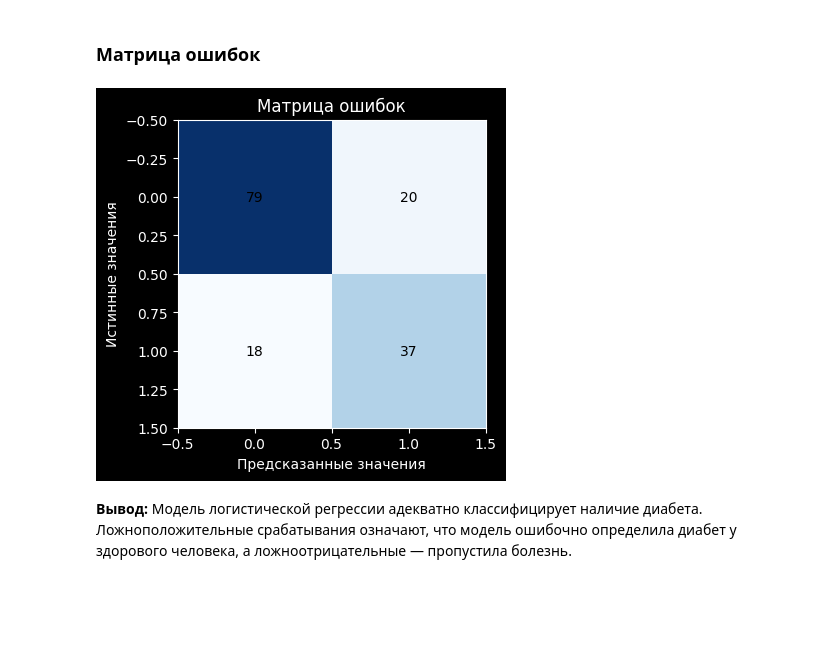
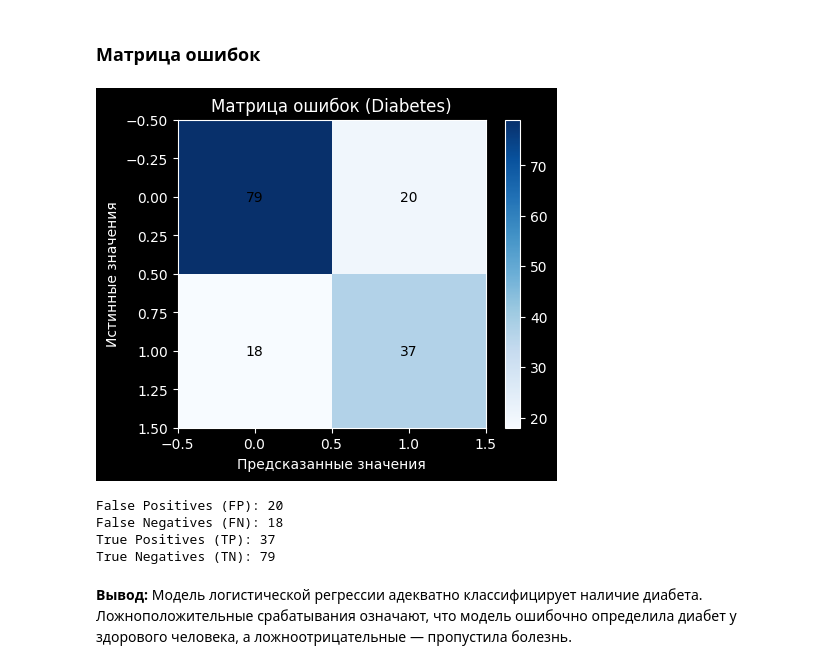
Before and after one commit to kroschenko/ml_as65, a Jupyter notebook: reports/Осовец/ЛР2/src/Lab2_Variant3.ipynb, the cells around one changed output. Saved outputs shown, nothing was run; the diff lists cells and outputs as text; code cells hidden in the pictures; blank space fills up the shorter version.

```diff
--- a/reports/Осовец/ЛР2/src/Lab2_Variant3.ipynb
+++ b/reports/Осовец/ЛР2/src/Lab2_Variant3.ipynb
@@ -97,29 +144,27 @@ diabetes.head()
 # %% [markdown]
 ### Подготовка данных и стандартизация признаков
 # %%
+# ---------- Классификация: подготовка, стандартизация и обучение логистической регрессии ----------
 # Разделение признаков и целевой переменной
-X = diabetes.drop('Outcome', axis=1)
-y = diabetes['Outcome']
+X_clf = diabetes.drop('Outcome', axis=1)
+y_clf = diabetes['Outcome']
 
-# Стандартизация
+# Стандартизация признаков
 scaler = StandardScaler()
-X_scaled = scaler.fit_transform(X)
+X_clf_scaled = scaler.fit_transform(X_clf)
 
 # Разделение на train/test
-X_train, X_test, y_train, y_test = train_test_split(X_scaled, y, test_size=0.2, random_state=42)
+X_train_clf, X_test_clf, y_train_clf, y_test_clf = train_test_split(X_clf_scaled, y_clf, test_size=0.2, random_state=42)
 
 # Обучение логистической регрессии
 log_reg = LogisticRegression(max_iter=1000)
-log_reg.fit(X_train, y_train)
+log_reg.fit(X_train_clf, y_train_clf)
 
-# Предсказания
-y_pred = log_reg.predict(X_test)
-
-# Метрики
-acc = accuracy_score(y_test, y_pred)
-prec = precision_score(y_test, y_pred)
-rec = recall_score(y_test, y_pred)
-
+# Предсказания и метрики
+y_pred_clf = log_reg.predict(X_test_clf)
+acc = accuracy_score(y_test_clf, y_pred_clf)
+prec = precision_score(y_test_clf, y_pred_clf)
+rec = recall_score(y_test_clf, y_pred_clf)
 print(f'Accuracy: {acc:.3f}')
 print(f'Precision: {prec:.3f}')
 print(f'Recall: {rec:.3f}')
@@ -130,18 +175,31 @@ Recall: 0.673
 # %% [markdown]
 ### Матрица ошибок
 # %%
-cm = confusion_matrix(y_test, y_pred)
+# ---------- Матрица ошибок для классификации ----------
+cm = confusion_matrix(y_test_clf, y_pred_clf)
 fig, ax = plt.subplots(figsize=(5,4))
 im = ax.imshow(cm, cmap='Blues')
 ax.set_xlabel('Предсказанные значения')
 ax.set_ylabel('Истинные значения')
-ax.set_title('Матрица ошибок')
+ax.set_title('Матрица ошибок (Diabetes)')
 for i in range(cm.shape[0]):
     for j in range(cm.shape[1]):
         ax.text(j, i, cm[i, j], ha='center', va='center', color='black')
+plt.colorbar(im, ax=ax)
 plt.show()
+
+# Вывод о ложноположительных и ложноотрицательных срабатываниях
+tn, fp, fn, tp = cm.ravel()
+print('False Positives (FP):', fp)
+print('False Negatives (FN):', fn)
+print('True Positives (TP):', tp)
+print('True Negatives (TN):', tn)
 # %% [output]
-[figure, old version]
+[figure, new version]
+False Positives (FP): 20
+False Negatives (FN): 18
+True Positives (TP): 37
+True Negatives (TN): 79
 # %% [markdown]
 **Вывод:**
 Модель логистической регрессии адекватно классифицирует наличие диабета. Ложноположительные срабатывания означают, что модель ошибочно определила диабет у здорового человека, а ложноотрицательные — пропустила болезнь.
```
Also changed, not shown: parts of 5 cells of this notebook, 1 other file.
